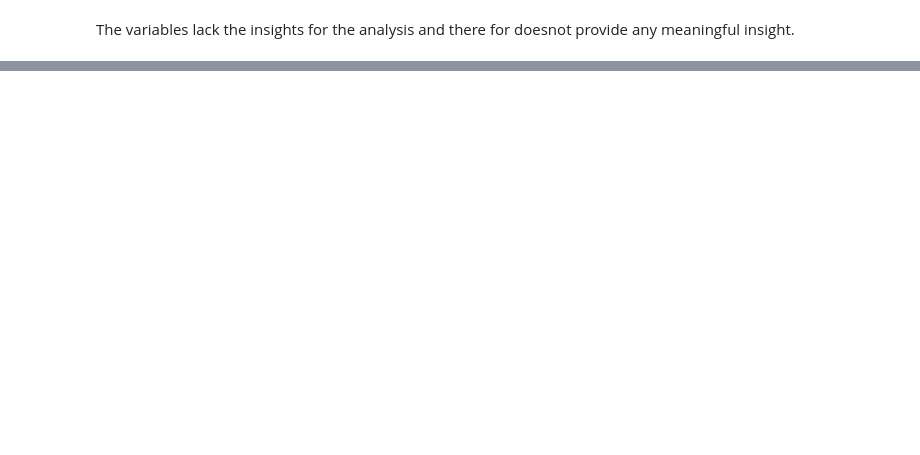
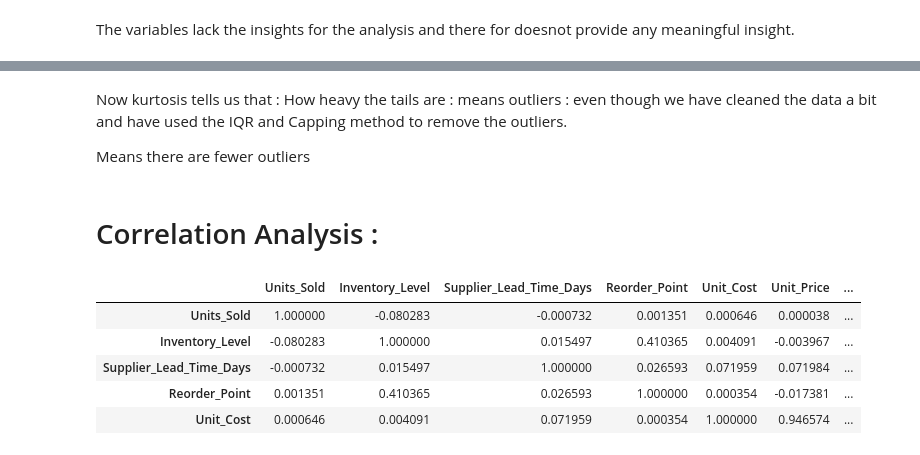
Before and after one commit to vinaypant33/supply_chain_control_tower, a Jupyter notebook: notebooks/eda.ipynb, the cells around one changed output, grey strips where cells are left out. Saved outputs shown, nothing was run; the diff lists cells and outputs as text; code cells hidden in the pictures; blank space fills up the shorter version.

```diff
--- a/notebooks/eda.ipynb
+++ b/notebooks/eda.ipynb
@@ -485,0 +589,24 @@ plt.show()
+# %% [markdown]
+Now kurtosis tells us that  :  How heavy the tails are : means outliers  :  even though we have cleaned the data a bit and have used the IQR and Capping method to remove the outliers.
+
+Means there are fewer outliers
+# %% [markdown]
+# Correlation Analysis :
+# %%
+# # To make the correlation  :
+# correlation   = numerical_column.corr()
+# correlation_data_frame  = pd.DataFrame(correlation)
+# correlation_data_frame.head()
+
+corr = df.select_dtypes(include='number').corr()
+
+corr = corr.dropna(axis=1, how='all').dropna(axis=0, how='all')
+
+corr.head()
+# %% [output]
+|  | Units_Sold | Inventory_Level | Supplier_Lead_Time_Days | Reorder_Point | Unit_Cost | Unit_Price | ... |
+| Units_Sold | 1.000000 | -0.080283 | -0.000732 | 0.001351 | 0.000646 | 0.000038 | ... |
+| Inventory_Level | -0.080283 | 1.000000 | 0.015497 | 0.410365 | 0.004091 | -0.003967 | ... |
+| Supplier_Lead_Time_Days | -0.000732 | 0.015497 | 1.000000 | 0.026593 | 0.071959 | 0.071984 | ... |
+| Reorder_Point | 0.001351 | 0.410365 | 0.026593 | 1.000000 | 0.000354 | -0.017381 | ... |
+| Unit_Cost | 0.000646 | 0.004091 | 0.071959 | 0.000354 | 1.000000 | 0.946574 | ... |
```
Also changed, not shown: parts of 17 cells of this notebook.
